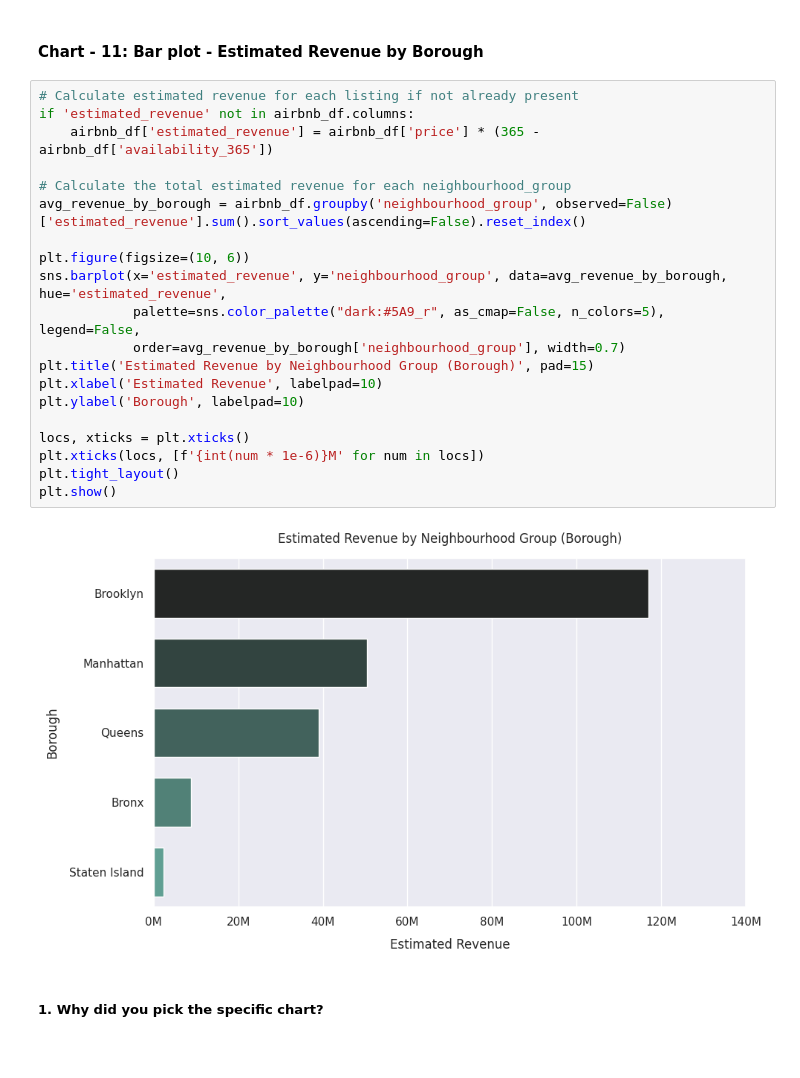
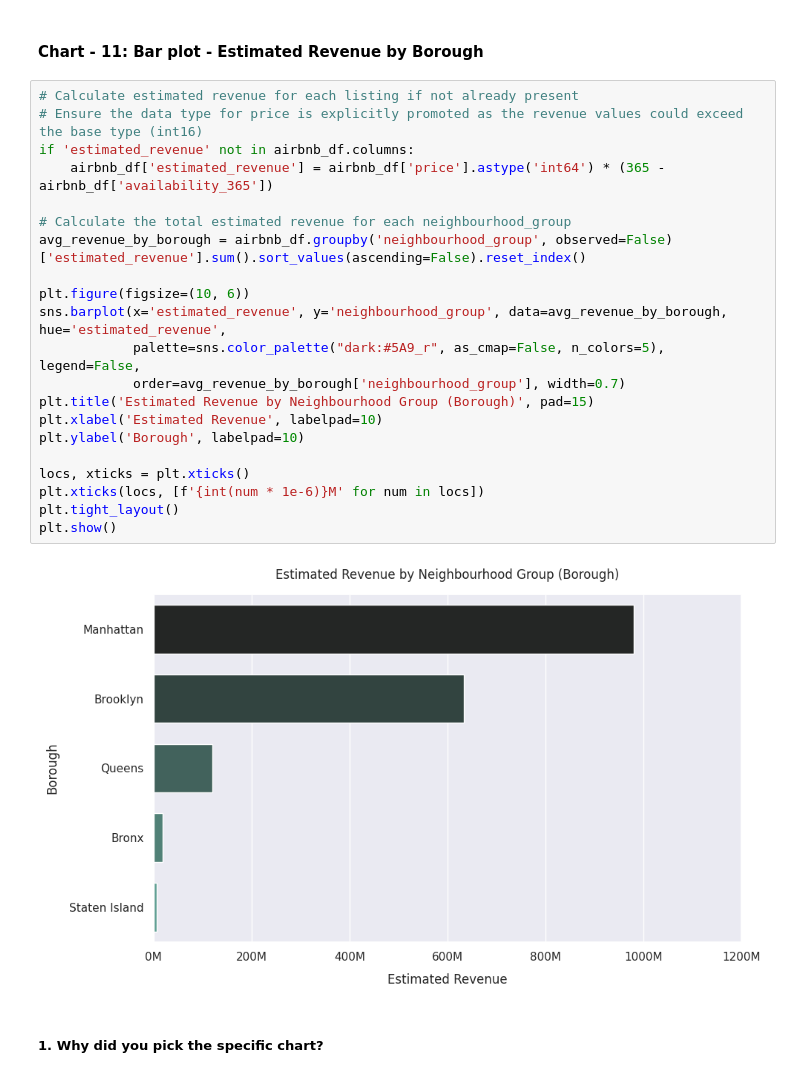
Before and after one commit to saiabhiram-simhadri/EDA--Airbnb-Booking-Analysis, a Jupyter notebook: EDA__AirBnb_Booking_Analysis.ipynb, the cells around one changed output. Cells and saved outputs as stored; diff of their text form.

```diff
--- a/EDA__AirBnb_Booking_Analysis.ipynb
+++ b/EDA__AirBnb_Booking_Analysis.ipynb
@@ -1057,26 +1056,27 @@ Are there any insights that lead to negative growth? Justify with specific reaso
 #### Chart - 11: Bar plot - Estimated Revenue by Borough
 # %%
 # Calculate estimated revenue for each listing if not already present
+# Ensure the data type for price is explicitly promoted as the revenue values could exceed the base type (int16)
 if 'estimated_revenue' not in airbnb_df.columns:
-    airbnb_df['estimated_revenue'] = airbnb_df['price'] * (365 - airbnb_df['availability_365'])
+    airbnb_df['estimated_revenue'] = airbnb_df['price'].astype('int64') * (365 - airbnb_df['availability_365'])
 
 # Calculate the total estimated revenue for each neighbourhood_group
 avg_revenue_by_borough = airbnb_df.groupby('neighbourhood_group', observed=False)['estimated_revenue'].sum().sort_values(ascending=False).reset_index()
 
 plt.figure(figsize=(10, 6))
 sns.barplot(x='estimated_revenue', y='neighbourhood_group', data=avg_revenue_by_borough, hue='estimated_revenue',
             palette=sns.color_palette("dark:#5A9_r", as_cmap=False, n_colors=5), legend=False,
             order=avg_revenue_by_borough['neighbourhood_group'], width=0.7)
 plt.title('Estimated Revenue by Neighbourhood Group (Borough)', pad=15)
 plt.xlabel('Estimated Revenue', labelpad=10)
 plt.ylabel('Borough', labelpad=10)
 
 locs, xticks = plt.xticks()
 plt.xticks(locs, [f'{int(num * 1e-6)}M' for num in locs])
 plt.tight_layout()
 plt.show()
 # %% [output]
-[figure, old version]
+[figure, new version]
 # %% [markdown]
 ##### 1. Why did you pick the specific chart?
 # %% [markdown]
```
Also changed, not shown: parts of 11 cells of this notebook.
